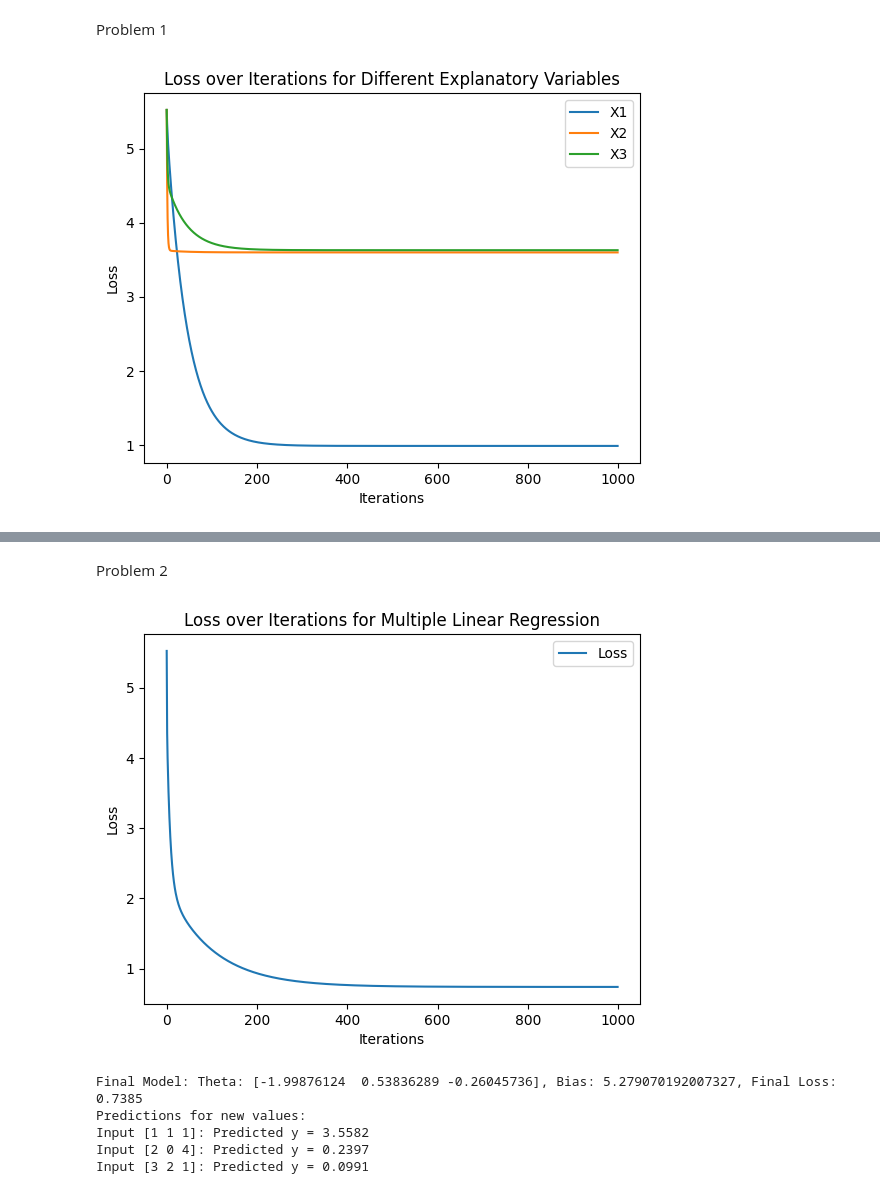
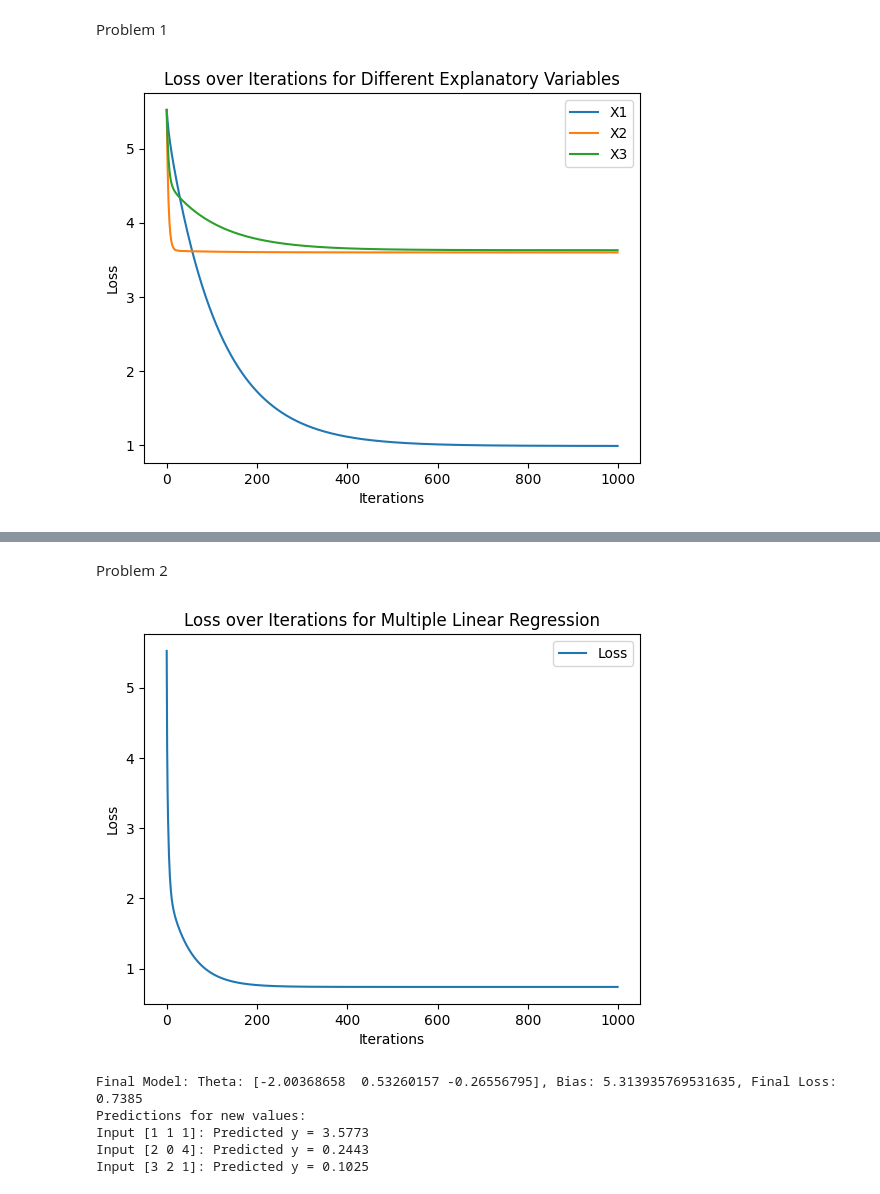
Before and after one commit to BenChiesa/ECGR_4105, a Jupyter notebook: Assignment_1.ipynb, the cells around one changed output, grey strips where cells are left out. Drawn from its saved outputs; the diff is of its cells as text; code cells hidden in the pictures.

```diff
--- a/Assignment_1.ipynb
+++ b/Assignment_1.ipynb
@@ -11,51 +11,44 @@ y = df.iloc[:, 3]
 # %% [markdown]
 Problem 1
 # %%
-# Gradient Descent Implementation
 def gradient_descent(X, y, learning_rate=0.05, iterations=1000):
-    m = len(y)  # Number of data points
-    theta = 0  # Initialize parameter
-    bias = 0  # Initialize bias
+    m = len(y)
+    theta = 0
+    bias = 0
     losses = []
 
     for _ in range(iterations):
         y_pred = theta * X + bias
         error = y_pred - y
 
-        # Compute gradients
         d_theta = (1/m) * np.dot(error, X)
         d_bias = (1/m) * np.sum(error)
 
-        # Update parameters
         theta -= learning_rate * d_theta
         bias -= learning_rate * d_bias
 
-        # Compute loss (Mean Squared Error)
         loss = (1/(2*m)) * np.sum(error**2)
         losses.append(loss)
 
     return theta, bias, losses
 
-# Train separate models for each explanatory variable
-learning_rate = 0.05
+learning_rate = 0.02
 iterations = 1000
 models = {}
 
 for i, feature in enumerate(X.columns):
     theta, bias, losses = gradient_descent(X[feature], y, learning_rate, iterations)
     models[feature] = {"theta": theta, "bias": bias, "losses": losses}
 
-    # Plot loss over iterations
     plt.plot(range(iterations), losses, label=f'{feature}')
 
 plt.xlabel("Iterations")
 plt.ylabel("Loss")
 plt.title("Loss over Iterations for Different Explanatory Variables")
 plt.legend()
 plt.show()
 
-# Report results
 for feature, model in models.items():
     print(f"Feature: {feature}, Theta: {model['theta']:.4f}, Bias: {model['bias']:.4f}, Final Loss: {model['losses'][-1]:.4f}")
 # %% [output]
-[figure, old version]
+[figure, new version]
@@ -65,37 +58,31 @@ Feature: X3, Theta: -0.5205, Bias: 2.8714, Final Loss: 3.6295
 # %% [markdown]
 Problem 2
 # %%
-# Gradient Descent Implementation for Multiple Linear Regression
 def gradient_descent_multi(X, y, learning_rate=0.05, iterations=1000):
-    m, n = X.shape  # Number of data points, Number of features
-    theta = np.zeros(n)  # Initialize parameters
-    bias = 0  # Initialize bias
+    m, n = X.shape
+    theta = np.zeros(n)
+    bias = 0
     losses = []
 
     for _ in range(iterations):
         y_pred = np.dot(X, theta) + bias
         error = y_pred - y
 
-        # Compute gradients
         d_theta = (1/m) * np.dot(X.T, error)
         d_bias = (1/m) * np.sum(error)
 
-        # Update parameters
         theta -= learning_rate * d_theta
         bias -= learning_rate * d_bias
 
-        # Compute loss (Mean Squared Error)
         loss = (1/(2*m)) * np.sum(error**2)
         losses.append(loss)
 
     return theta, bias, losses
 
-# Train the model using all explanatory variables
-learning_rate = 0.05
+learning_rate = 0.1
 iterations = 1000
 theta, bias, losses = gradient_descent_multi(X, y, learning_rate, iterations)
 
-# Plot loss over iterations
 plt.plot(range(iterations), losses, label='Loss')
 plt.xlabel("Iterations")
 plt.ylabel("Loss")
@@ -103,19 +90,17 @@ plt.title("Loss over Iterations for Multiple Linear Regression")
 plt.legend()
 plt.show()
 
-# Report final model
 print(f"Final Model: Theta: {theta}, Bias: {bias}, Final Loss: {losses[-1]:.4f}")
 
-# Predict new values
 new_X = np.array([[1, 1, 1], [2, 0, 4], [3, 2, 1]])
 predictions = np.dot(new_X, theta) + bias
 print("Predictions for new values:")
 for i, val in enumerate(new_X):
     print(f"Input {val}: Predicted y = {predictions[i]:.4f}")
 # %% [output]
-[figure, old version]
+[figure, new version]
-Final Model: Theta: [-1.99876124  0.53836289 -0.26045736], Bias: 5.279070192007327, Final Loss: 0.7385
+Final Model: Theta: [-2.00368658  0.53260157 -0.26556795], Bias: 5.313935769531635, Final Loss: 0.7385
 Predictions for new values:
-Input [1 1 1]: Predicted y = 3.5582
-Input [2 0 4]: Predicted y = 0.2397
-Input [3 2 1]: Predicted y = 0.0991
+Input [1 1 1]: Predicted y = 3.5773
+Input [2 0 4]: Predicted y = 0.2443
+Input [3 2 1]: Predicted y = 0.1025
```
Also changed, not shown: parts of 2 cells of this notebook.
